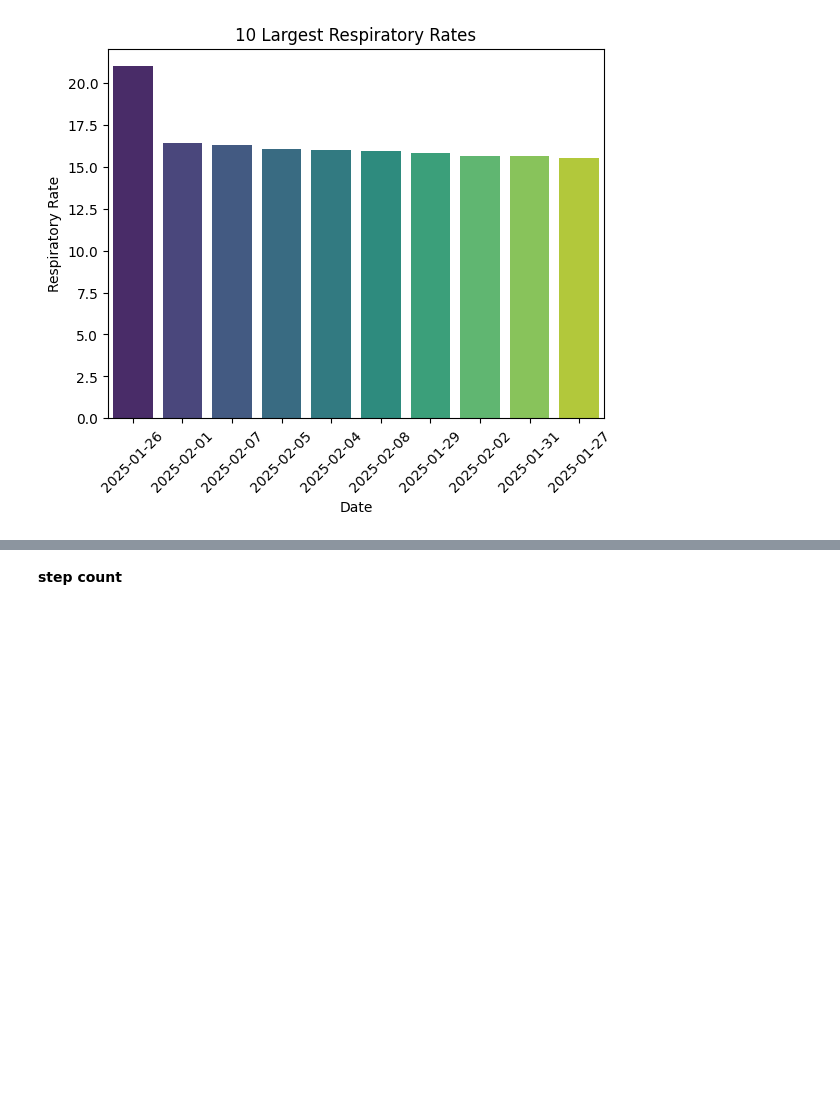
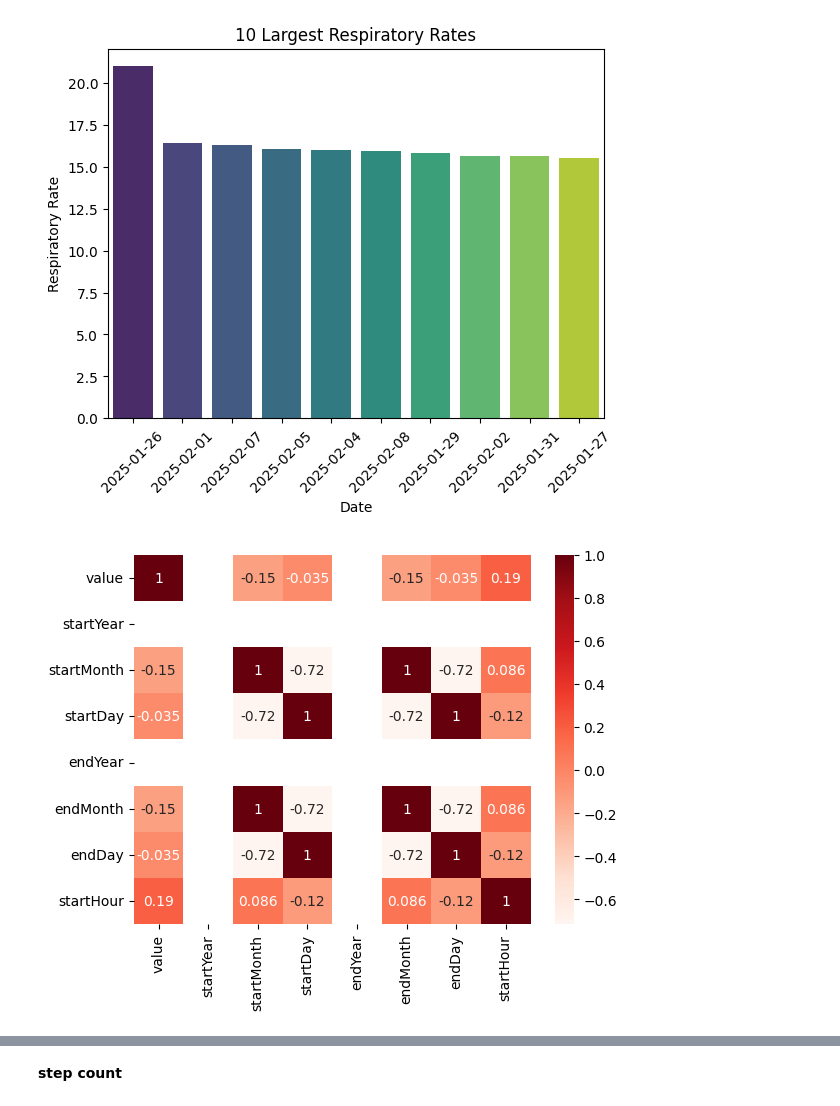
Before and after one commit to YomnaElmousalami/AppleHealthData_Analysis, a Jupyter notebook: Analyze_Sis_health_Data.ipynb, the cells around one changed output, grey strips where cells are left out. Drawn from its saved outputs; the diff is of its cells as text; code cells hidden in the pictures; blank space fills up the shorter version.

```diff
--- a/Analyze_Sis_health_Data.ipynb
+++ b/Analyze_Sis_health_Data.ipynb
@@ -1348,6 +1348,14 @@ Passing `palette` without assigning `hue` is deprecated and will be removed in v
 
   sns.barplot(data=largest_respritory_rate_per_day, x = 'date', y = 'value', palette='viridis');
 [figure]
+# %%
+numeric_df = respritory_rate.select_dtypes(include=['number'])
+matrix = numeric_df.corr()
+
+sns.heatmap(matrix, cmap="Reds", annot=True)
+plt.show();
+# %% [output]
+[figure, added]
 # %%
 respritory_rate.to_excel('respritory_rate.xlsx')
 respritory_rate_per_day.to_excel('respritory_rate_per_day.xlsx')
```
Also changed, not shown: parts of 11 cells of this notebook.
